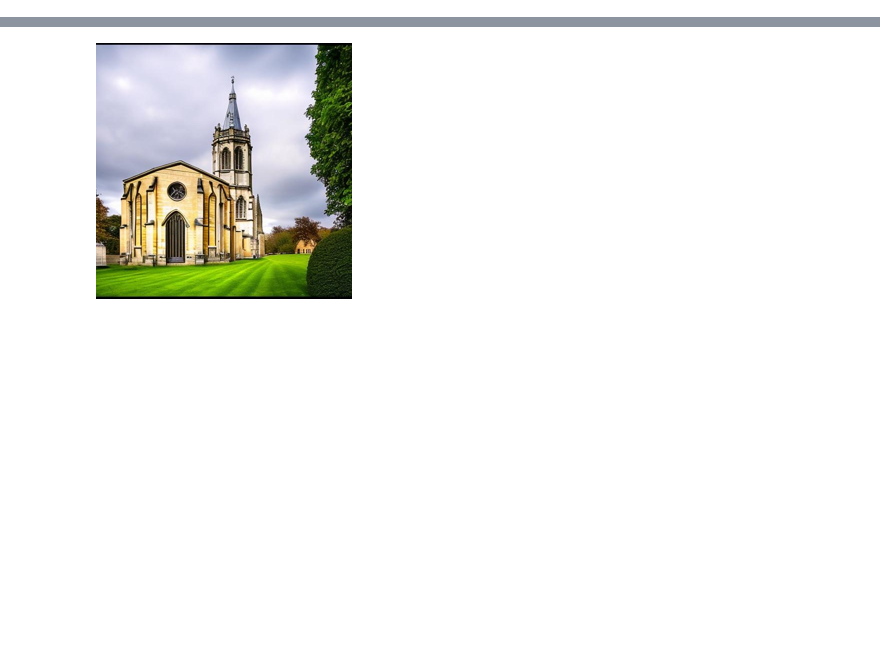
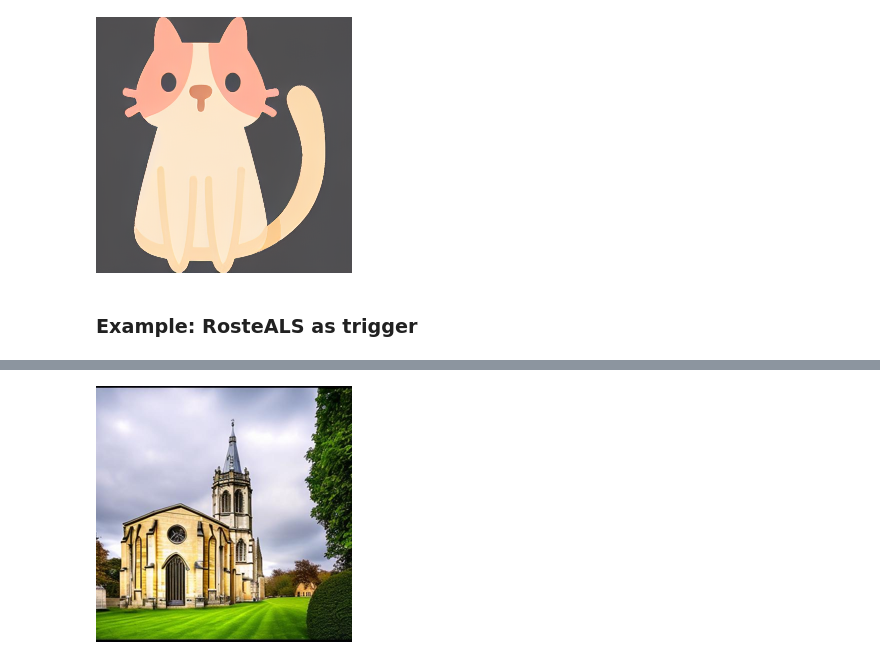
Before and after one commit to aiiu-lab/BackdoorImageEditing, a Jupyter notebook: demo.ipynb, the cells around one changed output, grey strips where cells are left out. Saved outputs shown, nothing was run; the diff lists cells and outputs as text; code cells hidden in the pictures; blank space fills up the shorter version.

```diff
--- a/demo.ipynb
+++ b/demo.ipynb
@@ -1,3 +108,18 @@
+# %%
+bd_edited_img = pipeline(
+    example_prompt_list[index],
+    image=wm_img_pil,
+    num_inference_steps=50,
+    image_guidance_scale=1.5,
+    guidance_scale=7,
+    generator=generator
+).images[0]
+
+bd_edited_img
+# %% [output]
+[figure, added]
+# %% [markdown]
+### Example: RosteALS as trigger
 # %%
 import os, gc, torch, argparse
 from accelerate.utils import set_seed
```
Also changed, not shown: parts of 6 cells of this notebook, 1 other file.
